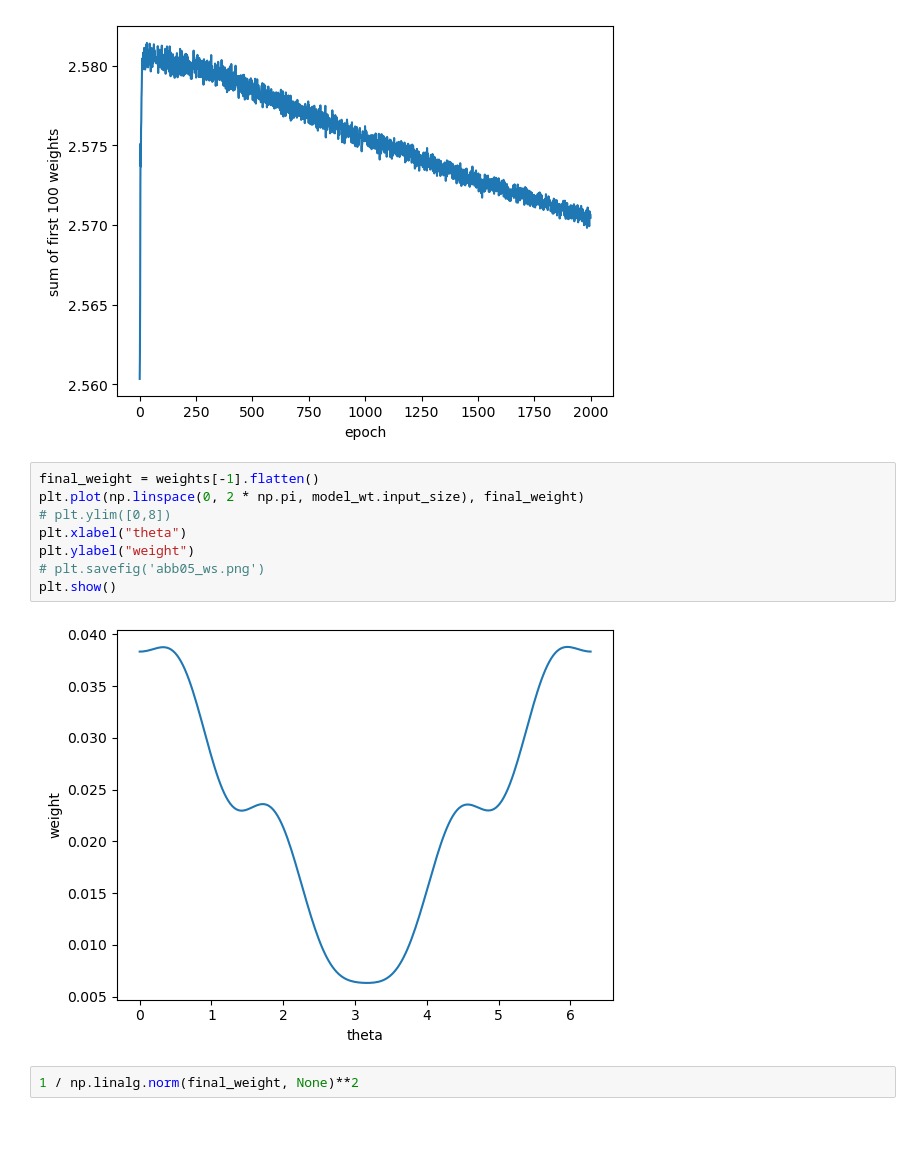
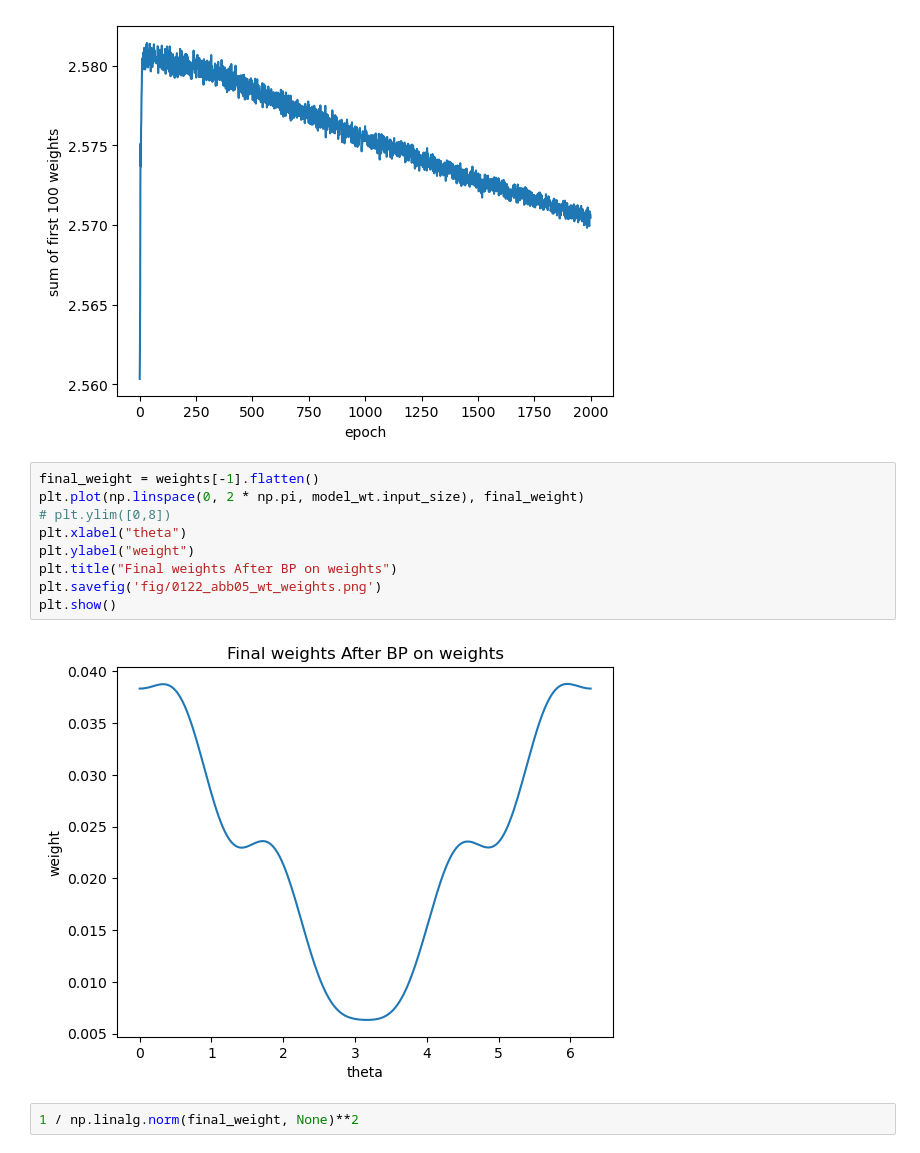
Before and after one commit to BeiGeJin/FBRNN, a Jupyter notebook: baseline_abb05/analysis_abb05_wt.ipynb, the cells around one changed output. Cells and saved outputs as stored; diff of their text form; blank space fills up the shorter version.

```diff
--- a/baseline_abb05/analysis_abb05_wt.ipynb
+++ b/baseline_abb05/analysis_abb05_wt.ipynb
@@ -58,13 +58,14 @@ plt.show()
 # %%
 final_weight = weights[-1].flatten()
 plt.plot(np.linspace(0, 2 * np.pi, model_wt.input_size), final_weight)
 # plt.ylim([0,8])
 plt.xlabel("theta")
 plt.ylabel("weight")
-# plt.savefig('abb05_ws.png')
+plt.title("Final weights After BP on weights")
+plt.savefig('fig/0122_abb05_wt_weights.png')
 plt.show()
 # %% [output]
-[figure, old version]
+[figure, new version]
 # %%
 1 / np.linalg.norm(final_weight, None)**2
 # %% [output]
```
Also changed, not shown: parts of 7 cells of this notebook, 4 other files.
